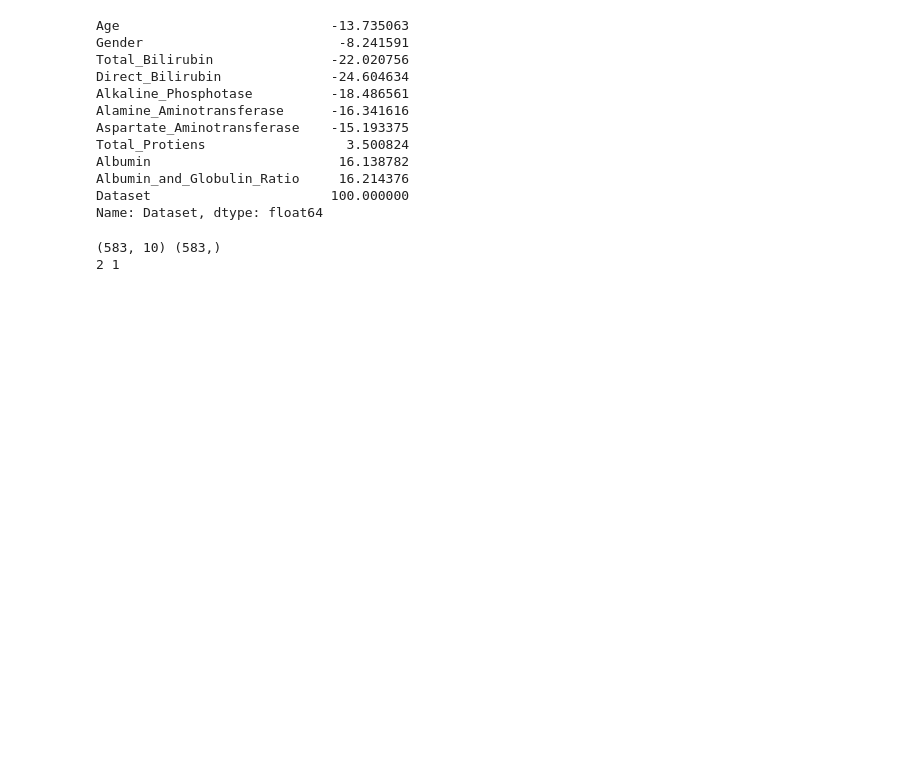
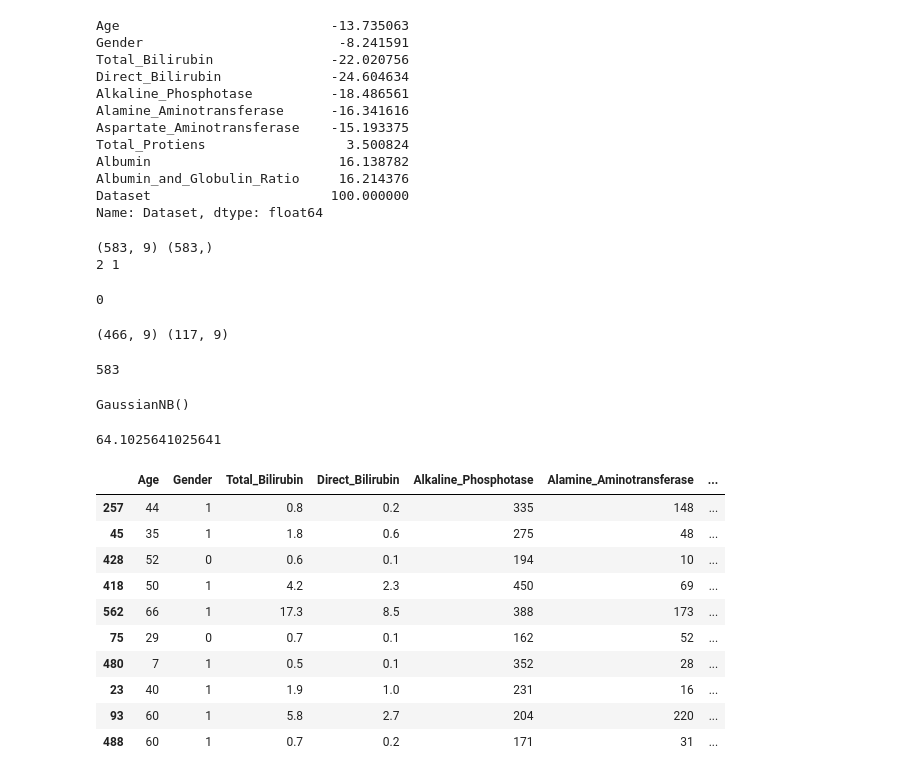
Before and after one commit to Babun001/Liver-Diseases-Prediction-using-Machine-Learning, a Jupyter notebook: NB_Liver_disease.ipynb, the cells around one changed output. Saved outputs shown, nothing was run; the diff lists cells and outputs as text; code cells hidden in the pictures; blank space fills up the shorter version.

```diff
--- a/NB_Liver_disease.ipynb
+++ b/NB_Liver_disease.ipynb
@@ -113,10 +113,10 @@ Name: Dataset, dtype: float64
 # plt.title('Correlation Matrix')
 # sns.heatmap(corr_matrix, annot=True, cmap=plt.cm.CMRmap_r)
 # %%
-X = Liver_df.drop('Dataset', axis=1)
+X = Liver_df.drop(['Dataset','Total_Protiens'], axis=1)
 y = Liver_df['Dataset']
 print(X.shape,y.shape)
 print(X.ndim,y.ndim)
 # %% [output]
-(583, 10) (583,)
+(583, 9) (583,)
 2 1
@@ -122,0 +125,44 @@ print(X.ndim,y.ndim)
+# %%
+def checknull( columns):
+    result = -1
+    for clms in columns:
+        if(X[clms].isna().sum() == 0):
+            result = 0
+        else:
+            result = 1
+    return result
+checknull(columns)
+# %% [output]
+0
+# %%
+from sklearn.model_selection import train_test_split
+X_train, X_test, y_train, y_test = train_test_split(X,y, test_size=0.2)
+print(X_train.shape,X_test.shape)
+X_train.shape[0]+X_test.shape[0]
+# %% [output]
+(466, 9) (117, 9)
+583
+# %%
+from sklearn.naive_bayes import GaussianNB
+model = GaussianNB()
+model.fit(X_train,y_train)
+# %% [output]
+GaussianNB()
+# %%
+model.score(X_test,y_test)*100
+# %% [output]
+64.1025641025641
+# %%
+X_test[:10]
+# %% [output]
+|  | Age | Gender | Total_Bilirubin | Direct_Bilirubin | Alkaline_Phosphotase | Alamine_Aminotransferase | ... |
+| 257 | 44 | 1 | 0.8 | 0.2 | 335 | 148 | ... |
+| 45 | 35 | 1 | 1.8 | 0.6 | 275 | 48 | ... |
+| 428 | 52 | 0 | 0.6 | 0.1 | 194 | 10 | ... |
+| 418 | 50 | 1 | 4.2 | 2.3 | 450 | 69 | ... |
+| 562 | 66 | 1 | 17.3 | 8.5 | 388 | 173 | ... |
+| 75 | 29 | 0 | 0.7 | 0.1 | 162 | 52 | ... |
+| 480 | 7 | 1 | 0.5 | 0.1 | 352 | 28 | ... |
+| 23 | 40 | 1 | 1.9 | 1.0 | 231 | 16 | ... |
+| 93 | 60 | 1 | 5.8 | 2.7 | 204 | 220 | ... |
+| 488 | 60 | 1 | 0.7 | 0.2 | 171 | 31 | ... |
```
Also changed, not shown: parts of 3 cells of this notebook, 2 other files.
